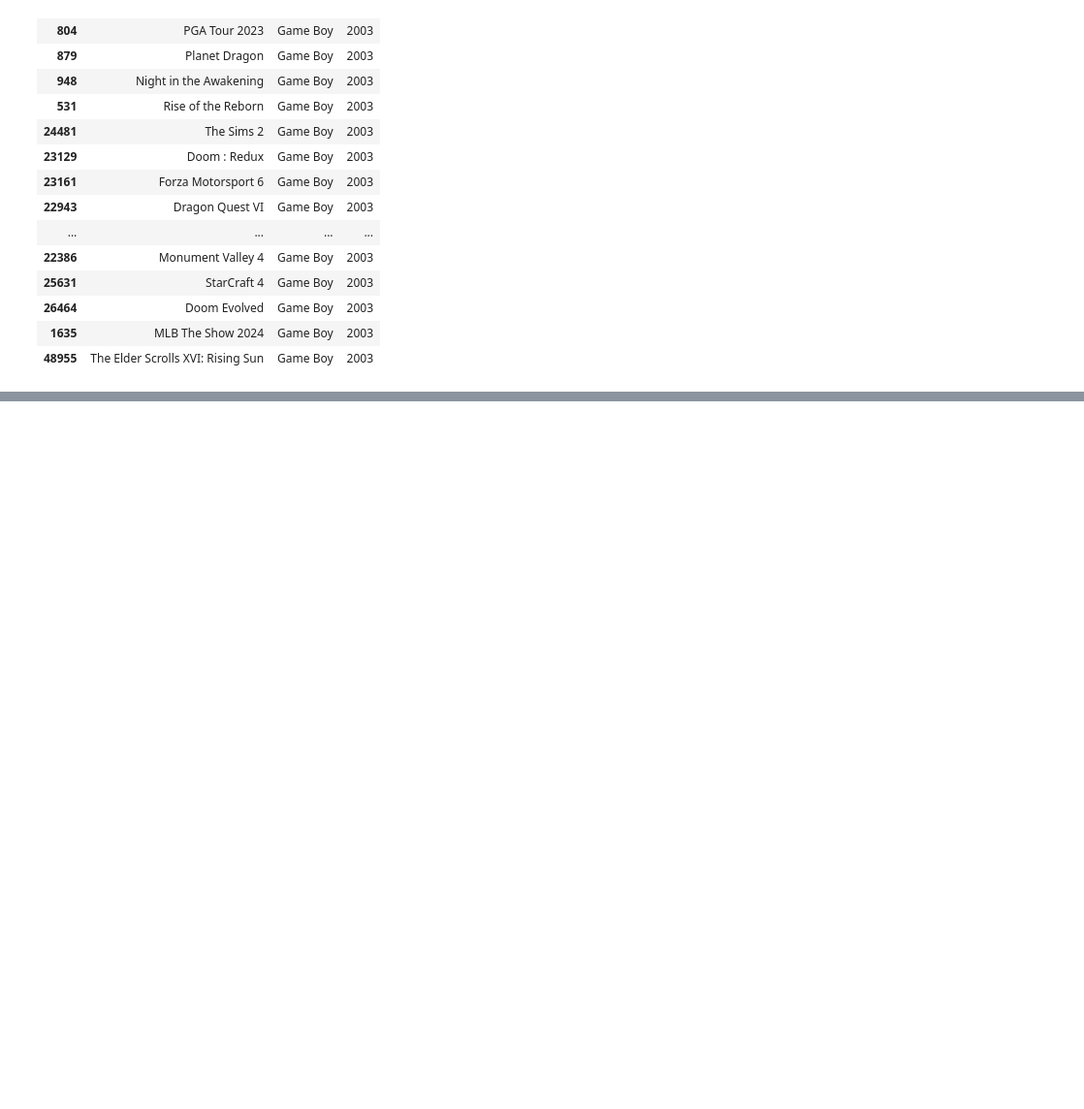
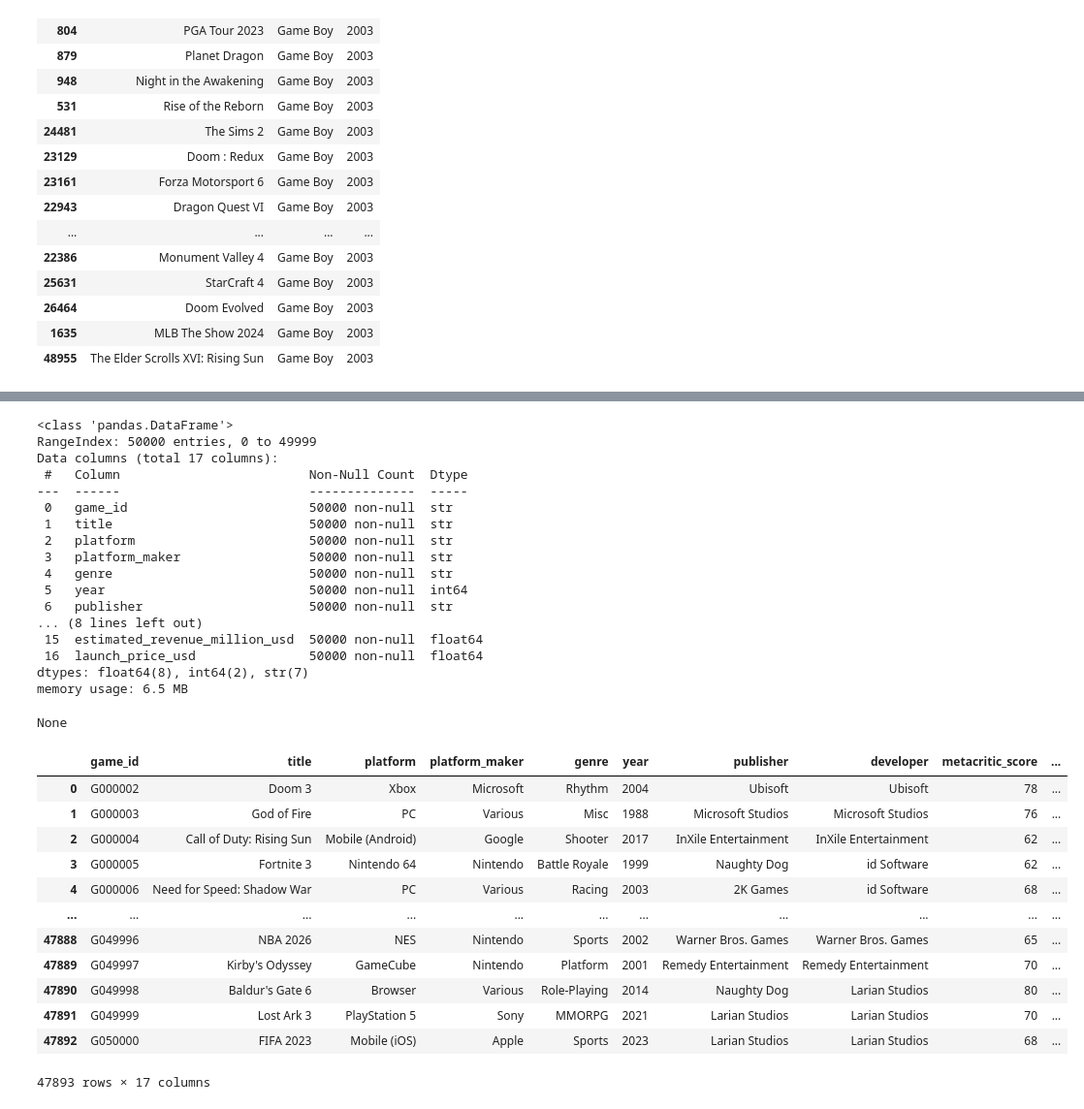
Before and after one commit to vitor-emanueldev/videogame-sales-analysis, a Jupyter notebook: games_df.ipynb, the cells around one changed output, grey strips where cells are left out. Shown at 97% size. Cells and saved outputs as stored; diff of their text form; code cells hidden in the pictures; blank space fills up the shorter version.

Commit message:
feat: add data cleaning - remove invalid platforms

```diff
--- a/games_df.ipynb
+++ b/games_df.ipynb
@@ -83,0 +87,47 @@ Index(['game_id', 'title', 'platform', 'platform_type', 'platform_maker',
+# %%
+df_gamesAnalise = df_games.drop(columns=["platform_type", 'publisher_region', 'publisher_tier', 'esrb_rating', 'critic_review_count', 'user_review_count', 'is_sequel', 'online_multiplayer', 'dlc_released', 'microtransactions', 'loot_boxes',
+       'game_pass_available', 'vr_support', 'goty_nominated', 'goty_won',
+       'how_long_to_beat_main_hrs', 'how_long_to_beat_completionist_hrs', 'platform_generation'])
+
+display(df_gamesAnalise.info())
+df_gamesAnalise = df_gamesAnalise.drop_duplicates(subset=["game_id"])
+
+df_gamesAnalise[df_gamesAnalise['platform'] == 'Game Boy']
+df_gamesAnalise[df_gamesAnalise['platform'] == 'Game Boy'][['title', 'platform', 'year']].sort_values('year', ascending=False).head(20)
+
+df_gamesAnalise_limpo = df_gamesAnalise[df_gamesAnalise['platform'] != 'Game Boy']
+df_gamesAnalise_limpo = df_gamesAnalise_limpo.reset_index(drop=True)
+
+display(df_gamesAnalise_limpo)
+# %% [output]
+<class 'pandas.DataFrame'>
+RangeIndex: 50000 entries, 0 to 49999
+Data columns (total 17 columns):
+ #   Column                         Non-Null Count  Dtype
+---  ------                         --------------  -----
+ 0   game_id                        50000 non-null  str
+ 1   title                          50000 non-null  str
+ 2   platform                       50000 non-null  str
+ 3   platform_maker                 50000 non-null  str
+ 4   genre                          50000 non-null  str
+ 5   year                           50000 non-null  int64
+ 6   publisher                      50000 non-null  str
+... (8 lines left out)
+ 15  estimated_revenue_million_usd  50000 non-null  float64
+ 16  launch_price_usd               50000 non-null  float64
+dtypes: float64(8), int64(2), str(7)
+memory usage: 6.5 MB
+None
+|  | game_id | title | platform | platform_maker | genre | year | publisher | developer | metacritic_score | ... |
+| 0 | G000002 | Doom 3 | Xbox | Microsoft | Rhythm | 2004 | Ubisoft | Ubisoft | 78 | ... |
+| 1 | G000003 | God of Fire | PC | Various | Misc | 1988 | Microsoft Studios | Microsoft Studios | 76 | ... |
+| 2 | G000004 | Call of Duty: Rising Sun | Mobile (Android) | Google | Shooter | 2017 | InXile Entertainment | InXile Entertainment | 62 | ... |
+| 3 | G000005 | Fortnite 3 | Nintendo 64 | Nintendo | Battle Royale | 1999 | Naughty Dog | id Software | 62 | ... |
+| 4 | G000006 | Need for Speed: Shadow War | PC | Various | Racing | 2003 | 2K Games | id Software | 68 | ... |
+| ... | ... | ... | ... | ... | ... | ... | ... | ... | ... | ... |
+| 47888 | G049996 | NBA 2026 | NES | Nintendo | Sports | 2002 | Warner Bros. Games | Warner Bros. Games | 65 | ... |
+| 47889 | G049997 | Kirby's Odyssey | GameCube | Nintendo | Platform | 2001 | Remedy Entertainment | Remedy Entertainment | 70 | ... |
+| 47890 | G049998 | Baldur's Gate 6 | Browser | Various | Role-Playing | 2014 | Naughty Dog | Larian Studios | 80 | ... |
+| 47891 | G049999 | Lost Ark 3 | PlayStation 5 | Sony | MMORPG | 2021 | Larian Studios | Larian Studios | 70 | ... |
+| 47892 | G050000 | FIFA 2023 | Mobile (iOS) | Apple | Sports | 2023 | Larian Studios | Larian Studios | 68 | ... |
+47893 rows × 17 columns
```
Also changed, not shown: parts of 2 cells of this notebook.
